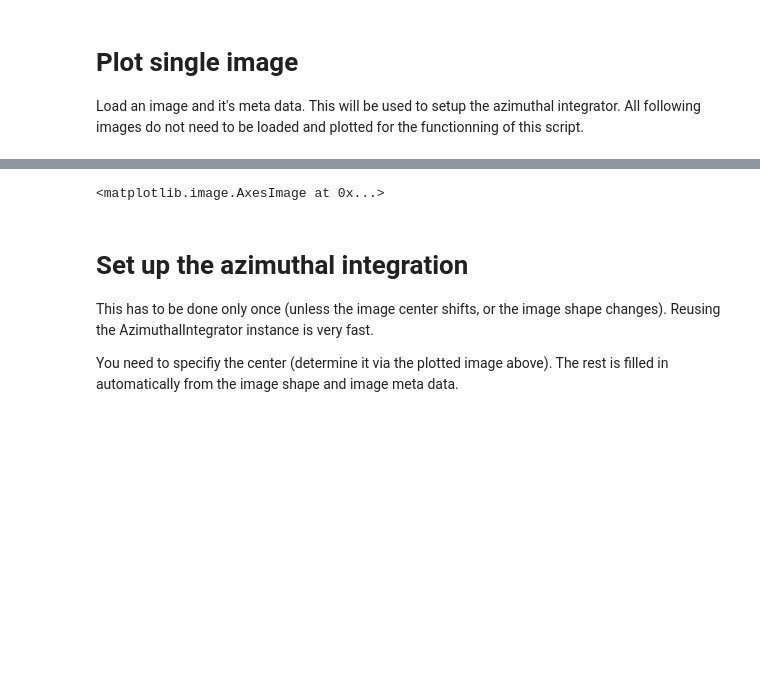
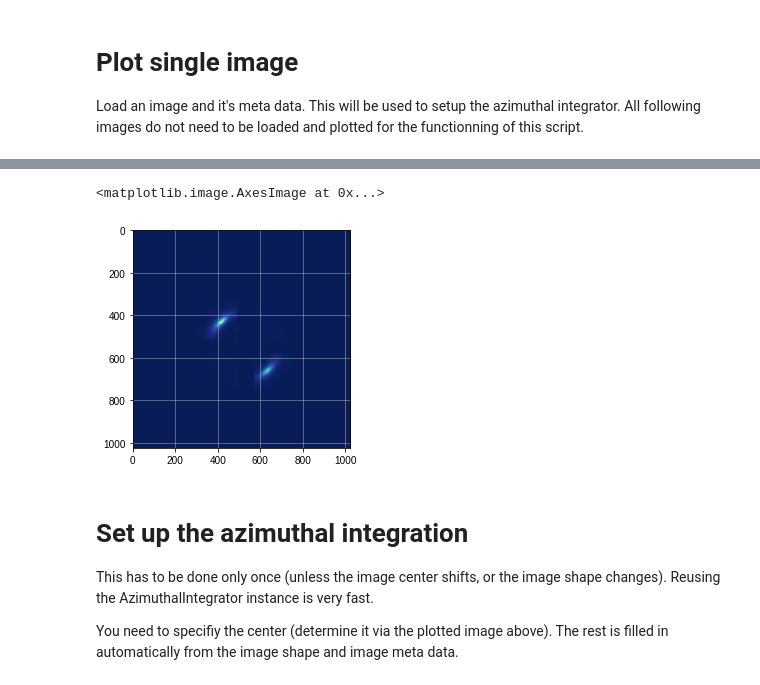
Before and after one commit to dscran/FERMI_2020-07, a Jupyter notebook: 2007_FERMI_SAXS_process.ipynb, the cells around one changed output, grey strips where cells are left out. Drawn from its saved outputs; the diff is of its cells as text; code cells hidden in the pictures; blank space fills up the shorter version.

```diff
--- a/2007_FERMI_SAXS_process.ipynb
+++ b/2007_FERMI_SAXS_process.ipynb
@@ -58,7 +53,7 @@ exp
 
 Load an image and it's meta data. This will be used to setup the azimuthal integrator. All following images do not need to be loaded and plotted for the functionning of this script.
 # %%
-im, meta = pf.loadh5(exp.loc[12, 'filename'], extra_keys=[pf.mnemonics['alignz']])
+im, meta = pf.loadh5(exp.loc[12, 'filename'], extra_keys=['alignz'])
 
 fig, ax = plt.subplots()
 ax.imshow(im)
@@ -68,4 +61,5 @@ ax.imshow(im)
 <matplotlib.image.AxesImage at 0x...>
+[figure, added]
 # %% [markdown]
 # Set up the azimuthal integration
 This has to be done only once (unless the image center shifts, or the image shape changes).
```
Also changed, not shown: parts of 11 cells of this notebook, 1 other file.
